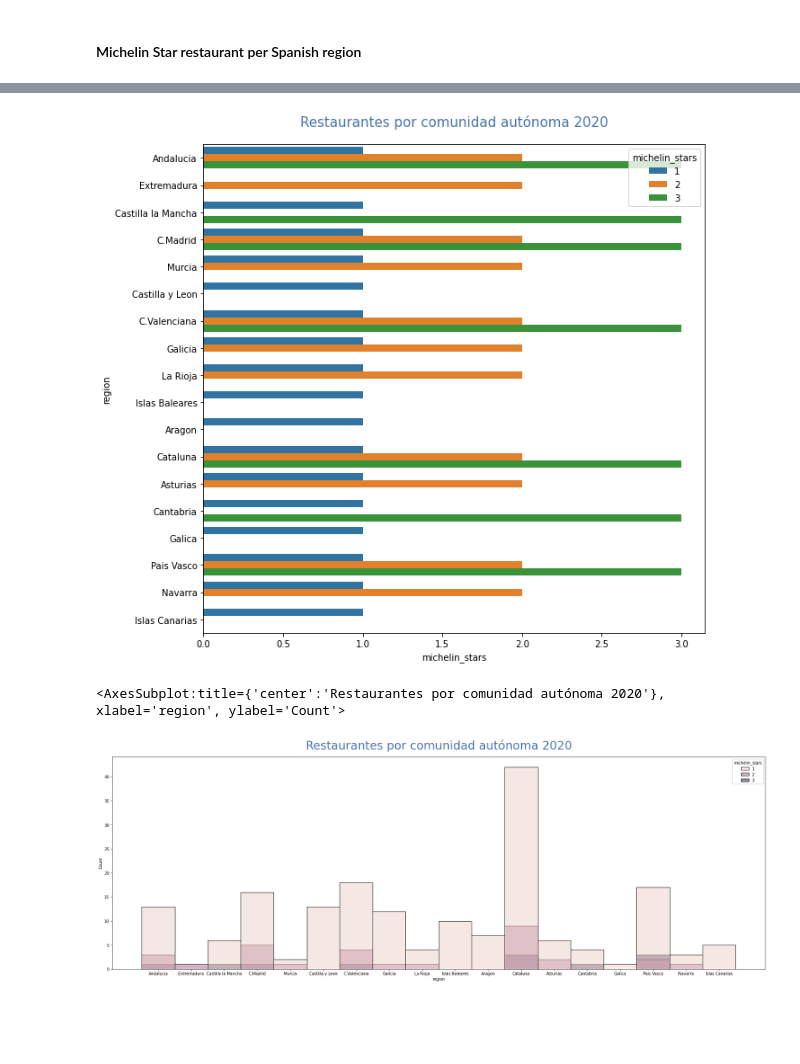
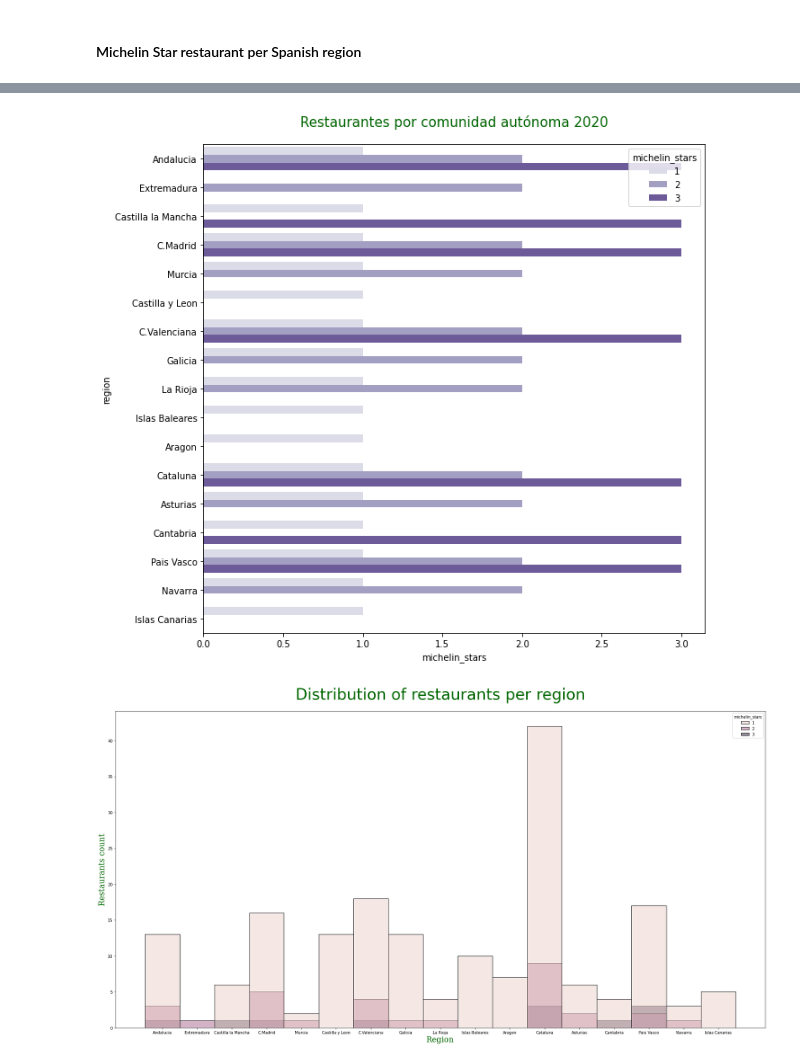
Before and after one commit to angelanavarrog/Michelin-Star-Restaurants-debunking-myths, a Jupyter notebook: Analysis 1: Restaurants/Visualization.ipynb, the cells around one changed output, grey strips where cells are left out. Cells and saved outputs as stored; diff of their text form; code cells hidden in the pictures; blank space fills up the shorter version.

```diff
--- a/Analysis 1: Restaurants/Visualization.ipynb
+++ b/Analysis 1: Restaurants/Visualization.ipynb
@@ -155,16 +267,23 @@ Name: province, dtype: int64
 fig, ax = plt.subplots(figsize = (10, 10))
 ax.set_title('Restaurantes por comunidad autónoma 2020',
              pad = 20,
-             fontdict = {'fontsize':15, 'color': '#4873aa'})
-sns.barplot(x = "michelin_stars", y = "region",hue = "michelin_stars", data = restaurants, ax = ax);
+             fontdict = {'fontsize':15, 'color': 'Darkgreen'})
+sns.barplot(x = "michelin_stars", y = "region",hue = "michelin_stars", data = restaurants, ax = ax, palette = "Purples");
 # %% [output]
-[figure, old version]
+[figure, new version]
 # %%
-fig, ax = plt.subplots(figsize = (30,10))
-ax.set_title('Restaurantes por comunidad autónoma 2020',
-             pad = 20,
-             fontdict = {'fontsize':30, 'color': '#4873aa'})
+fig, ax = plt.subplots(figsize = (30,15))
+font = {'family': 'serif',
+        'color':  'darkgreen',
+        'weight': 'normal',
+        'size': 20,
+        }
+ax.set_title('Distribution of restaurants per region',
+             pad = 30,
+             fontdict = {'fontsize':40, 'color': 'darkgreen'})
 sns.histplot(x = restaurants.region, hue = restaurants.michelin_stars, cumulative = False)
+plt.xlabel('Region', fontdict=font)
+plt.ylabel('Restaurants count', fontdict=font)
+plt.show()
 # %% [output]
-<AxesSubplot:title={'center':'Restaurantes por comunidad autónoma 2020'}, xlabel='region', ylabel='Count'>
-[figure, old version]
+[figure, new version]
```
Also changed, not shown: parts of 31 cells of this notebook, 5 other files.
